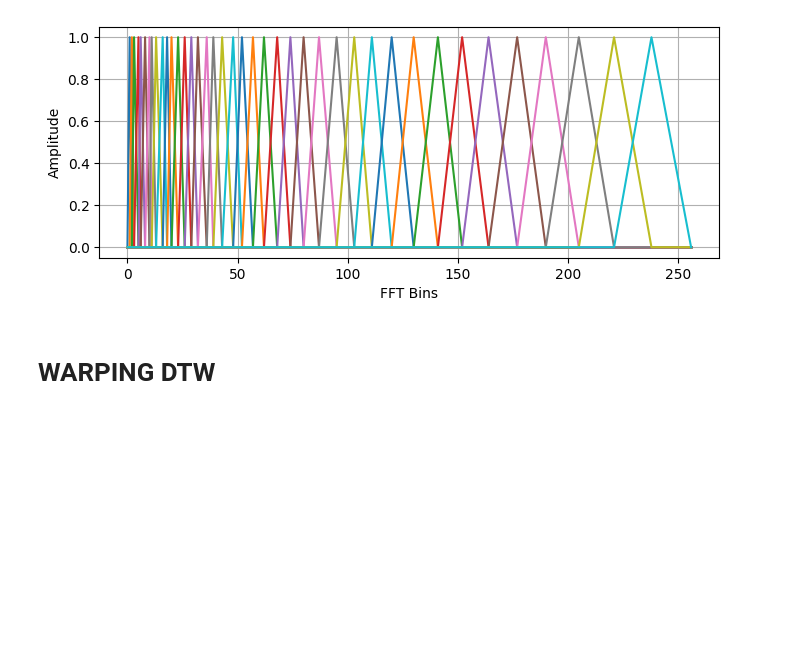
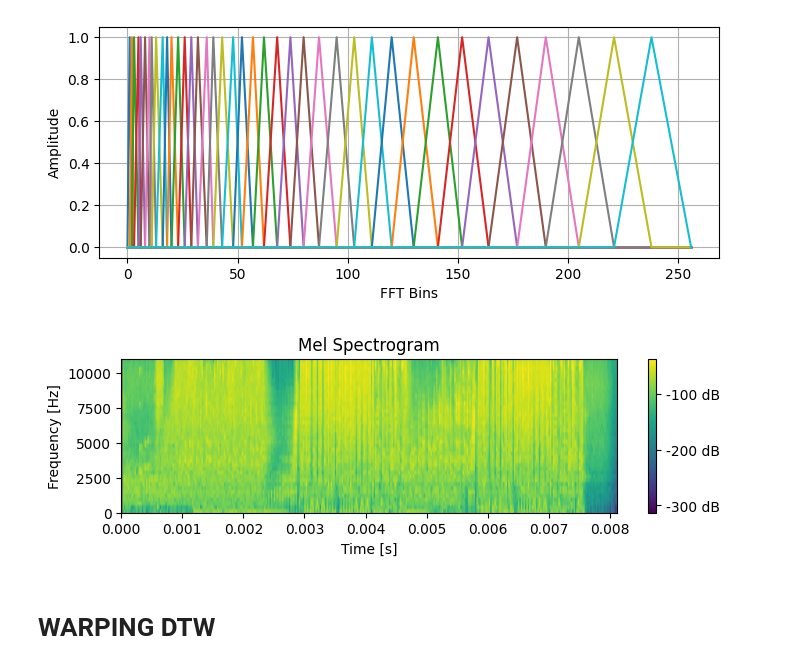
Before and after one commit to gdapriana/song-detection, a Jupyter notebook: visualize.ipynb, the cells around one changed output. Drawn from its saved outputs; the diff is of its cells as text; code cells hidden in the pictures; blank space fills up the shorter version.

Commit message:
visualize melbank spectogram filter

```diff
--- a/visualize.ipynb
+++ b/visualize.ipynb
@@ -59,6 +59,15 @@ def vis_triangle_melbank(nfilt, fbank):
   plt.ylabel('Amplitude')
   plt.grid(True)
   plt.show()
+def plot_mel_spectrogram(mel_spectrogram, sample_rate, hop_length):
+  plt.figure(figsize=(8, 2))
+  plt.imshow(mel_spectrogram.T, aspect='auto', origin='lower',
+             extent=[0, mel_spectrogram.shape[0] * hop_length / sample_rate, 0, sample_rate / 2])
+  plt.colorbar(format='%+2.0f dB')
+  plt.title('Mel Spectrogram')
+  plt.xlabel('Time [s]')
+  plt.ylabel('Frequency [Hz]')
+  plt.show()
 # %%
 signal, sampling_rate = librosa.load("audio/train/Ark.mp3")
 emphased_signal = emphasis__(signal)
@@ -96,6 +106,10 @@ vis_fft(y=fft_signal[10])
 vis_triangle_melbank(nfilt=40, fbank=fbank)
 # %% [output]
 [figure]
+# %%
+plot_mel_spectrogram(mel_spectrogram=melbank_signal, sample_rate=sampling_rate, hop_length=0.5)
+# %% [output]
+[figure, added]
 # %% [markdown]
 # WARPING DTW
 # %%
```
Also changed, not shown: parts of 3 cells of this notebook.
